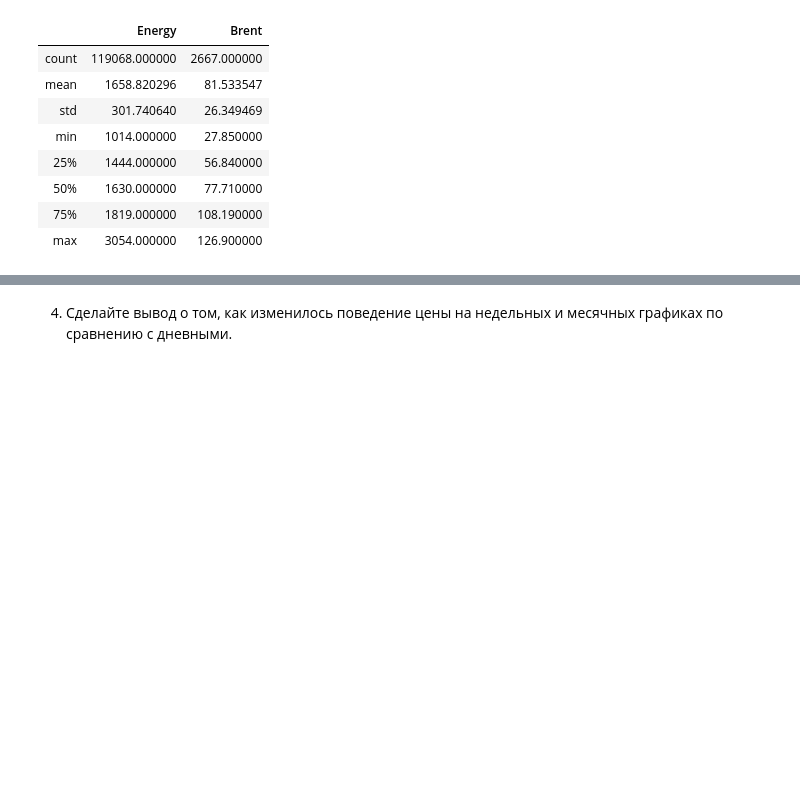
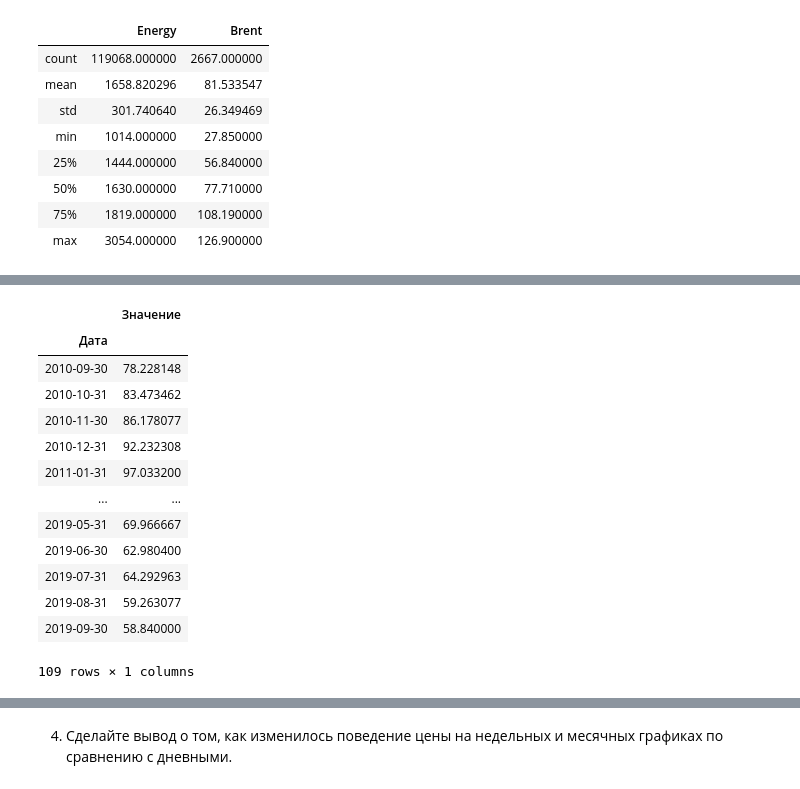
Before and after one commit to daniilstv/ML_in_business, a Jupyter notebook: Lesson1_hw.ipynb, the cells around one changed output, grey strips where cells are left out. Saved outputs shown, nothing was run; the diff lists cells and outputs as text; code cells hidden in the pictures; blank space fills up the shorter version.

```diff
--- a/Lesson1_hw.ipynb
+++ b/Lesson1_hw.ipynb
@@ -207,0 +236,19 @@ Compare_data
+# %%
+brent_m_mean = brent.resample("M").mean()
+brent_m_std = brent.resample("M").std()
+brent_m_mean
+# %% [output]
+|  | Значение |
+| Дата |  |
+| 2010-09-30 | 78.228148 |
+| 2010-10-31 | 83.473462 |
+| 2010-11-30 | 86.178077 |
+| 2010-12-31 | 92.232308 |
+| 2011-01-31 | 97.033200 |
+| ... | ... |
+| 2019-05-31 | 69.966667 |
+| 2019-06-30 | 62.980400 |
+| 2019-07-31 | 64.292963 |
+| 2019-08-31 | 59.263077 |
+| 2019-09-30 | 58.840000 |
+109 rows × 1 columns
```
Also changed, not shown: parts of 19 cells of this notebook.
